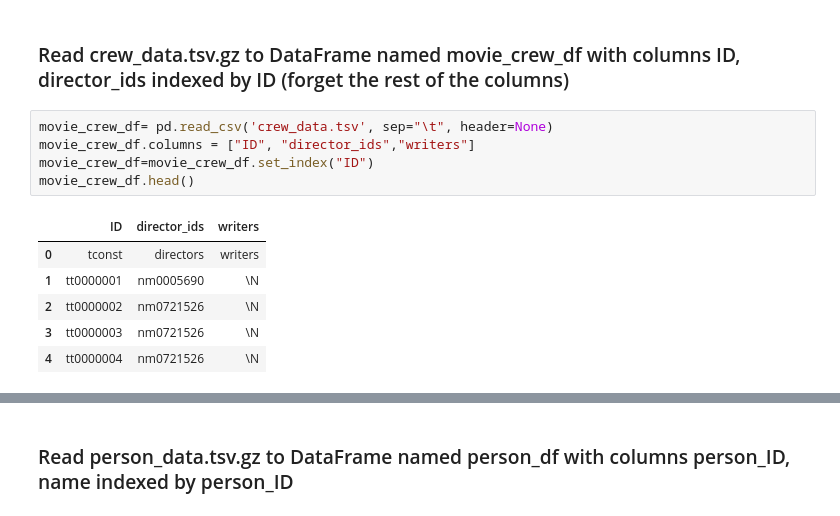
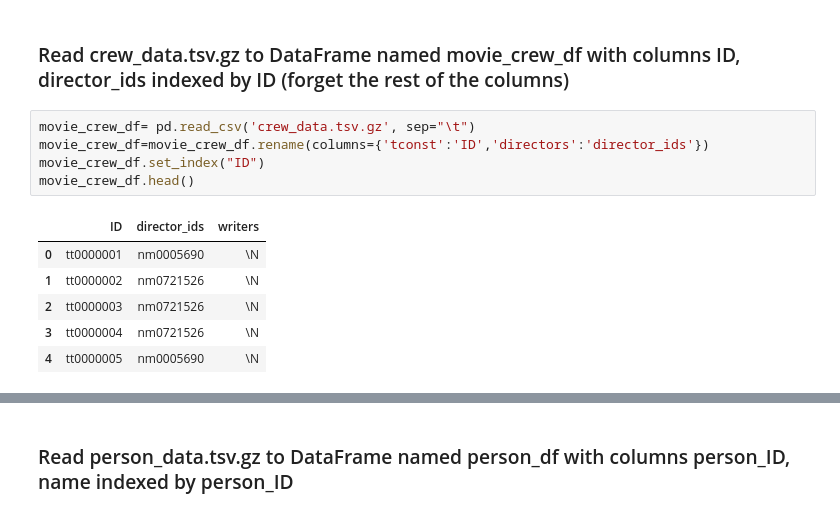
Before and after one commit to JoshiDivya/Pandas_Assignment, a Jupyter notebook: Solution_Pandas_hw1.ipynb, the cells around one changed output, grey strips where cells are left out. Drawn from its saved outputs; the diff is of its cells as text.

```diff
--- a/Solution_Pandas_hw1.ipynb
+++ b/Solution_Pandas_hw1.ipynb
@@ -162,14 +156,14 @@ df.head()
 # %% [markdown]
 ### Read crew_data.tsv.gz to DataFrame named movie_crew_df with columns ID, director_ids indexed by ID (forget the rest of the columns)
 # %%
-movie_crew_df= pd.read_csv('crew_data.tsv', sep="\t", header=None)
-movie_crew_df.columns = ["ID", "director_ids","writers"]
-movie_crew_df=movie_crew_df.set_index("ID")
+movie_crew_df= pd.read_csv('crew_data.tsv.gz', sep="\t")
+movie_crew_df=movie_crew_df.rename(columns={'tconst':'ID','directors':'director_ids'})
+movie_crew_df.set_index("ID")
 movie_crew_df.head()
 # %% [output]
 |  | ID | director_ids | writers |
-| 0 | tconst | directors | writers |
-| 1 | tt0000001 | nm0005690 | \N |
-| 2 | tt0000002 | nm0721526 | \N |
-| 3 | tt0000003 | nm0721526 | \N |
-| 4 | tt0000004 | nm0721526 | \N |
+| 0 | tt0000001 | nm0005690 | \N |
+| 1 | tt0000002 | nm0721526 | \N |
+| 2 | tt0000003 | nm0721526 | \N |
+| 3 | tt0000004 | nm0721526 | \N |
+| 4 | tt0000005 | nm0005690 | \N |
```
Also changed, not shown: parts of 17 cells of this notebook.
